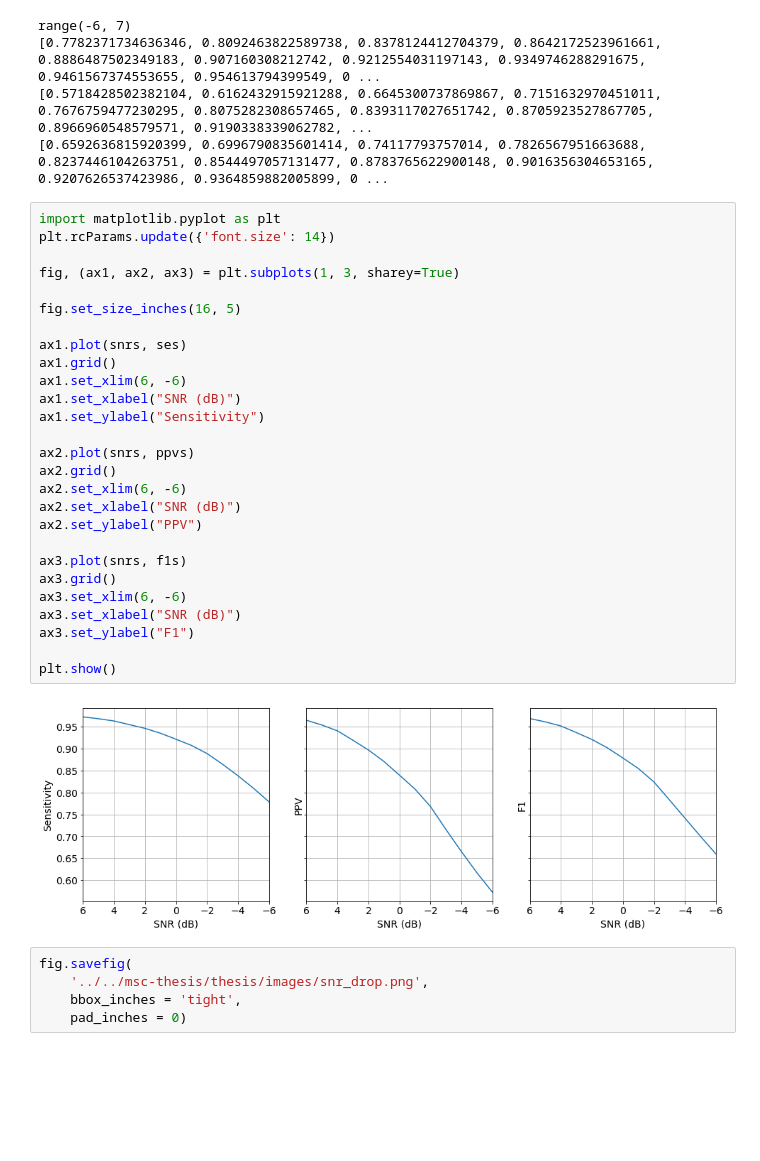
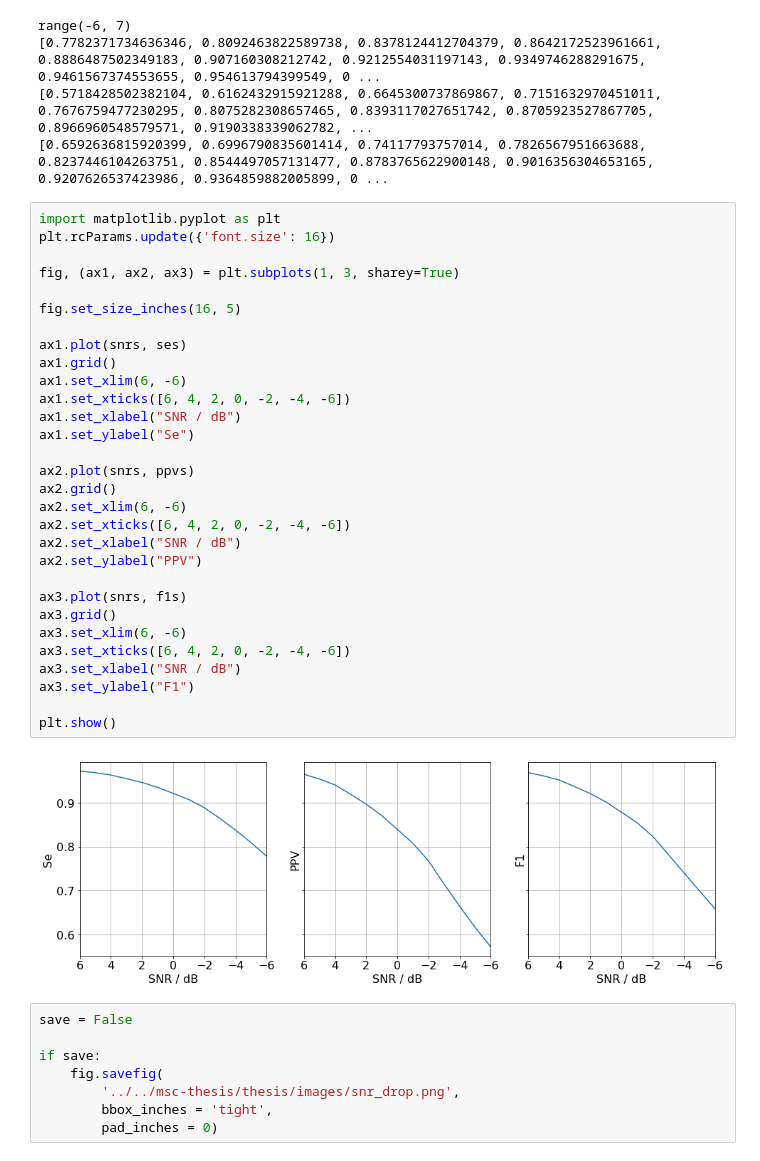
Before and after one commit to jchromik/qrs-certainty, a Jupyter notebook: notebooks/SNR_Tolerance.ipynb, the cells around one changed output. Saved outputs shown, nothing was run; the diff lists cells and outputs as text; blank space fills up the shorter version.

```diff
--- a/notebooks/SNR_Tolerance.ipynb
+++ b/notebooks/SNR_Tolerance.ipynb
@@ -81,35 +81,41 @@ range(-6, 7)
 [0.6592636815920399, 0.6996790835601414, 0.74117793757014, 0.7826567951663688, 0.8237446104263751, 0.8544497057131477, 0.8783765622900148, 0.9016356304653165, 0.9207626537423986, 0.9364859882005899, 0 ...
 # %%
 import matplotlib.pyplot as plt
-plt.rcParams.update({'font.size': 14})
+plt.rcParams.update({'font.size': 16})
 
 fig, (ax1, ax2, ax3) = plt.subplots(1, 3, sharey=True)
 
 fig.set_size_inches(16, 5)
 
 ax1.plot(snrs, ses)
 ax1.grid()
 ax1.set_xlim(6, -6)
-ax1.set_xlabel("SNR (dB)")
-ax1.set_ylabel("Sensitivity")
+ax1.set_xticks([6, 4, 2, 0, -2, -4, -6])
+ax1.set_xlabel("SNR / dB")
+ax1.set_ylabel("Se")
 
 ax2.plot(snrs, ppvs)
 ax2.grid()
 ax2.set_xlim(6, -6)
-ax2.set_xlabel("SNR (dB)")
+ax2.set_xticks([6, 4, 2, 0, -2, -4, -6])
+ax2.set_xlabel("SNR / dB")
 ax2.set_ylabel("PPV")
 
 ax3.plot(snrs, f1s)
 ax3.grid()
 ax3.set_xlim(6, -6)
-ax3.set_xlabel("SNR (dB)")
+ax3.set_xticks([6, 4, 2, 0, -2, -4, -6])
+ax3.set_xlabel("SNR / dB")
 ax3.set_ylabel("F1")
 
 plt.show()
 # %% [output]
-[figure, old version]
+[figure, new version]
 # %%
-fig.savefig(
-    '../../msc-thesis/thesis/images/snr_drop.png',
-    bbox_inches = 'tight',
-    pad_inches = 0)
+save = False
+
+if save:
+    fig.savefig(
+        '../../msc-thesis/thesis/images/snr_drop.png',
+        bbox_inches = 'tight',
+        pad_inches = 0)
```
Also changed, not shown: 8 other files.
